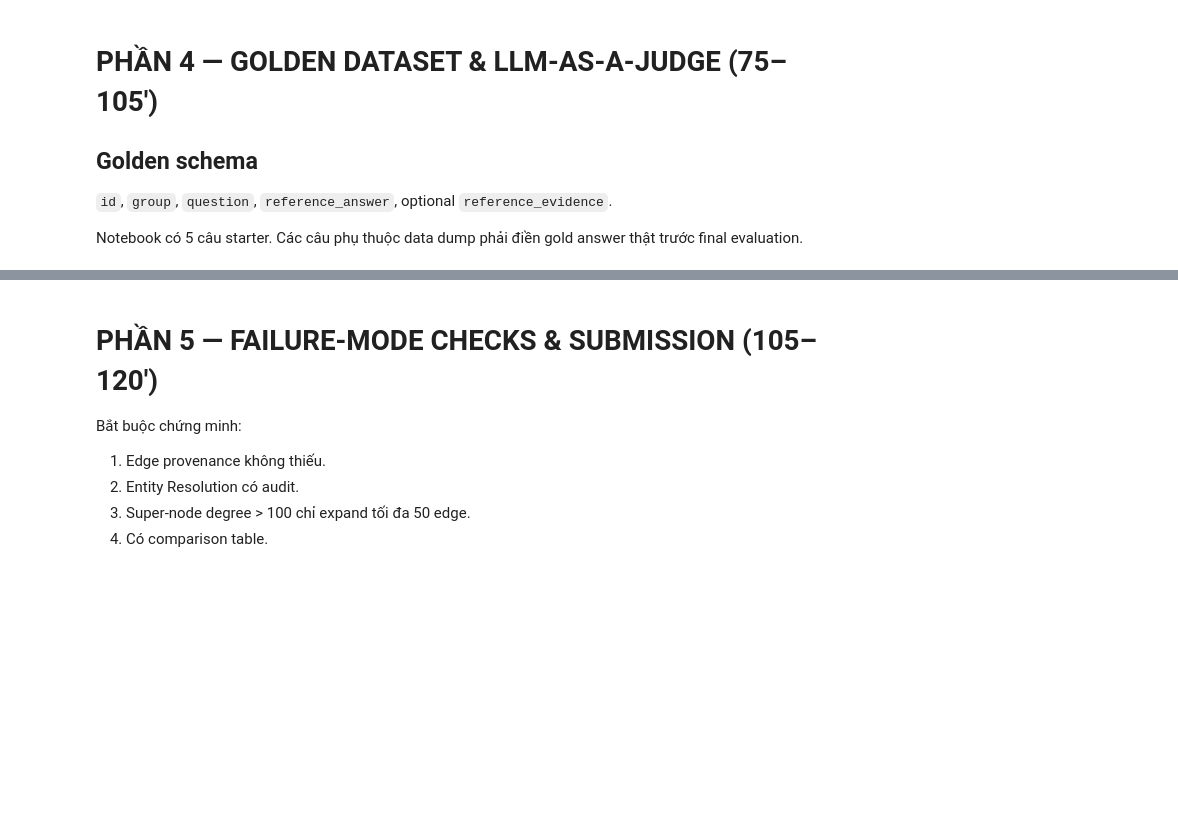
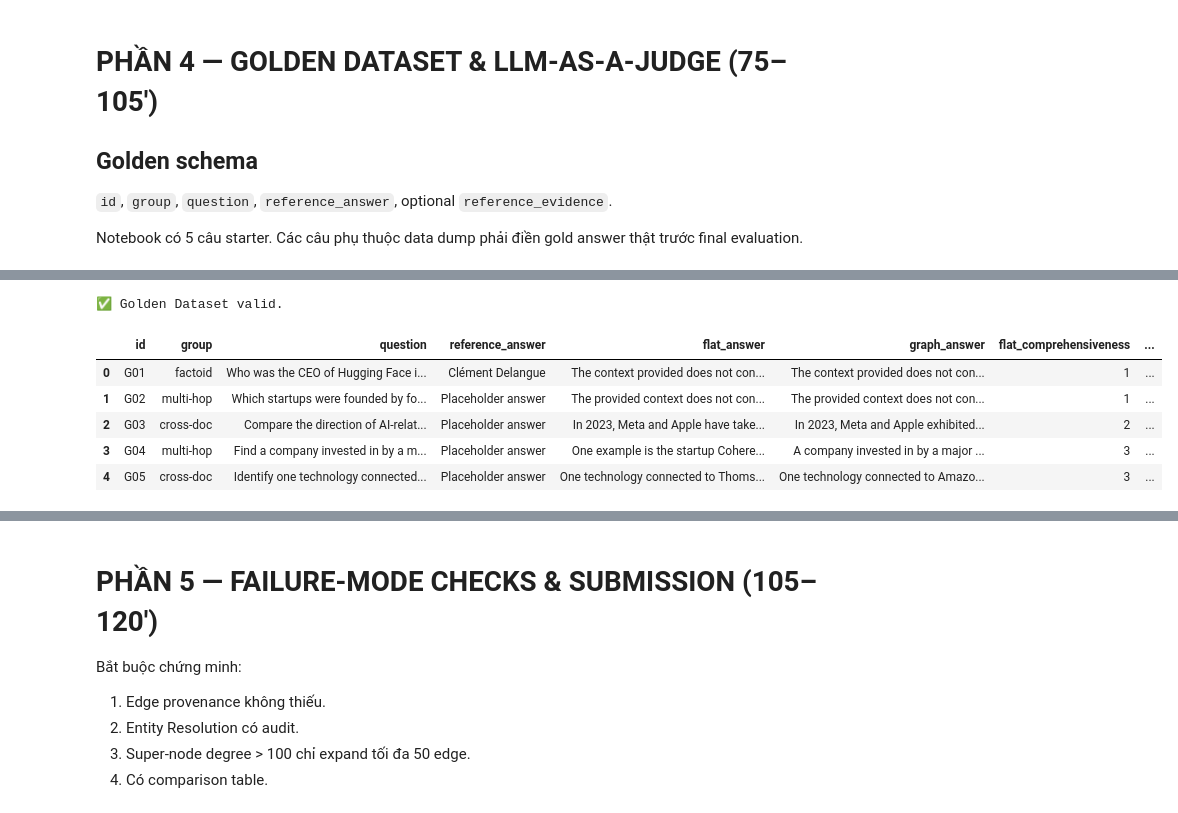
Before and after one commit to Donglv79/Day19-2A202601851-LeVanDong, a Jupyter notebook: Day19_GraphRAG_vs_FlatRAG_Production_Lab_Guide.ipynb, the cells around one changed output, grey strips where cells are left out. Cells and saved outputs as stored; diff of their text form; code cells hidden in the pictures; blank space fills up the shorter version.

```diff
--- a/Day19_GraphRAG_vs_FlatRAG_Production_Lab_Guide.ipynb
+++ b/Day19_GraphRAG_vs_FlatRAG_Production_Lab_Guide.ipynb
@@ -1356,36 +1376,44 @@ def run_evaluation(golden_df):
     for q in tqdm(golden_df.itertuples(index=False), total=len(golden_df), desc="Evaluation"):
         flat = answer_flat_rag(q.question)
         graph = answer_graph_rag(q.question)
 
         jf = judge_answer(q.question, q.reference_answer, flat["answer"], flat["context"])
         jg = judge_answer(q.question, q.reference_answer, graph["answer"], graph["context"])
 
         rows.append({
             "id":q.id, "group":q.group, "question":q.question,
             "reference_answer":q.reference_answer,
             "flat_answer":flat["answer"], "graph_answer":graph["answer"],
             "flat_comprehensiveness":jf["comprehensiveness"],
             "graph_comprehensiveness":jg["comprehensiveness"],
             "flat_faithfulness":jf["faithfulness"],
             "graph_faithfulness":jg["faithfulness"],
             "flat_multi_hop_reasoning":jf["multi_hop_reasoning"],
             "graph_multi_hop_reasoning":jg["multi_hop_reasoning"],
             "flat_latency_s":flat["latency_s"],
             "graph_latency_s":graph["latency_s"],
             "flat_total_tokens":flat.get("total_tokens"),
             "graph_total_tokens":graph.get("total_tokens"),
             "flat_judge_rationale":jf["rationale"],
             "graph_judge_rationale":jg["rationale"],
             "graph_supernode_events":len(
                 graph["graph_debug"]["diagnostics"].get("supernode_events",[])
             )
         })
         pd.DataFrame(rows).to_csv(CHECKPOINT, index=False)
     return pd.DataFrame(rows)
 
-# validate_golden(golden_df, require_answers=True)
-# eval_results_df = run_evaluation(golden_df)
-# display(eval_results_df)
+validate_golden(golden_df, require_answers=False)
+eval_results_df = run_evaluation(golden_df)
+display(eval_results_df)
+# %% [output]
+✅ Golden Dataset valid.
+|  | id | group | question | reference_answer | flat_answer | graph_answer | flat_comprehensiveness | ... |
+| 0 | G01 | factoid | Who was the CEO of Hugging Face i... | Clément Delangue | The context provided does not con... | The context provided does not con... | 1 | ... |
+| 1 | G02 | multi-hop | Which startups were founded by fo... | Placeholder answer | The provided context does not con... | The provided context does not con... | 1 | ... |
+| 2 | G03 | cross-doc | Compare the direction of AI-relat... | Placeholder answer | In 2023, Meta and Apple have take... | In 2023, Meta and Apple exhibited... | 2 | ... |
+| 3 | G04 | multi-hop | Find a company invested in by a m... | Placeholder answer | One example is the startup Cohere... | A company invested in by a major ... | 3 | ... |
+| 4 | G05 | cross-doc | Identify one technology connected... | Placeholder answer | One technology connected to Thoms... | One technology connected to Amazo... | 3 | ... |
 # %%
 #@title 4.4 — Comparison table + export
 def comparison_table(eval_df):
```
Also changed, not shown: parts of 9 cells of this notebook.
